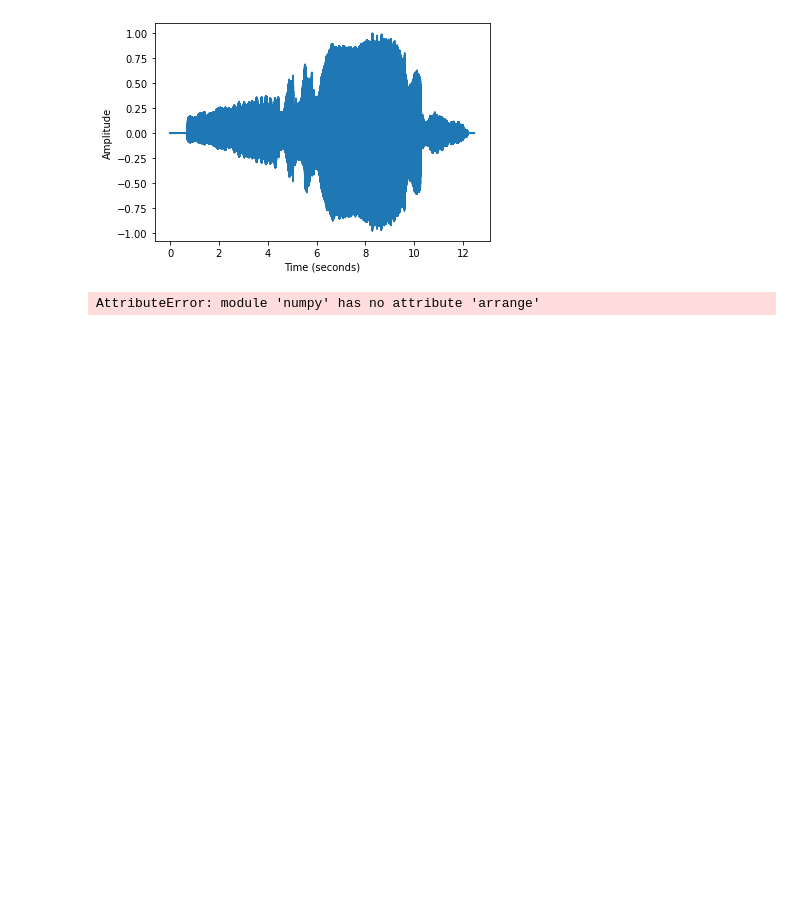
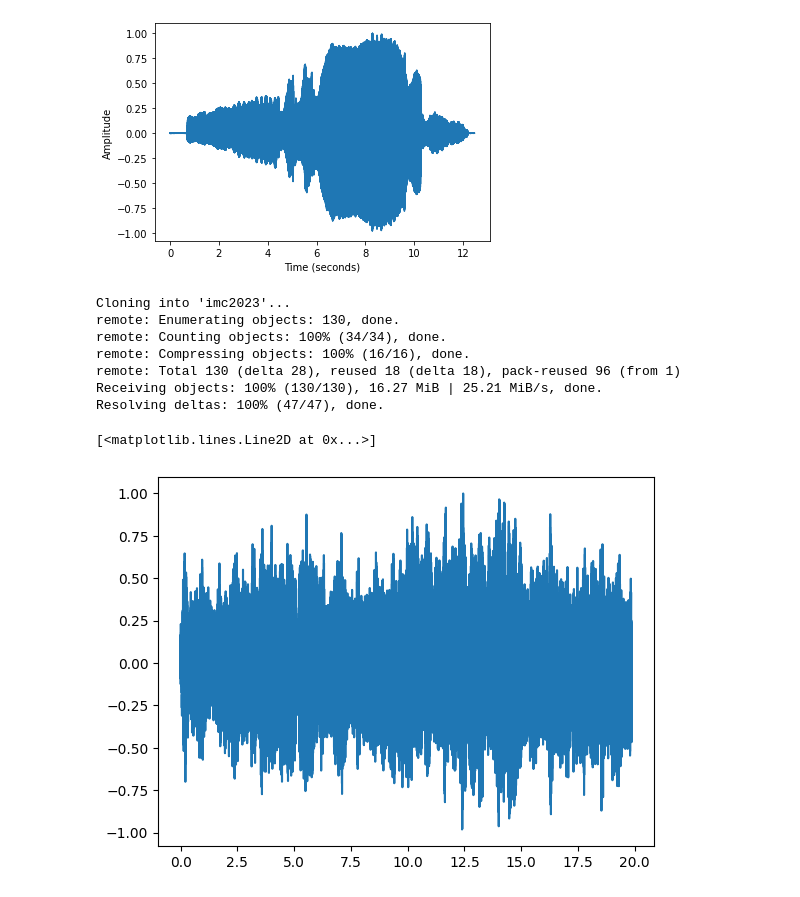
Before and after one commit to er1031/musicproclass, a Jupyter notebook: week2_stringsvisualization.ipynb, the cells around one changed output. Drawn from its saved outputs; the diff is of its cells as text; code cells hidden in the pictures; blank space fills up the shorter version.

```diff
--- a/week2_stringsvisualization.ipynb
+++ b/week2_stringsvisualization.ipynb
@@ -105,14 +105,27 @@ plt.ylabel(ylabel)
 Text(0, 0.5, 'Amplitude')
 [figure]
 # %%
+!git clone https://github.com/jcdevaney/imc2023.git
+import librosa
+file = 'imc2023/audioFiles/avm2.wav'
+sig2 , sr2 = librosa.load(file,mono=True,sr=None)
+
 import numpy as np
 import matplotlib.pylab as plt
 
 time2=np.arange(0,sig2.shape[0])/sr2
 
 excursion2=max(abs(sig2))
-sigNew = sig2 / excursion2
+sigNew2 = sig2 / excursion2
 
 plt.plot(time2,sigNew2)
 # %% [output]
-AttributeError: module 'numpy' has no attribute 'arrange'
+Cloning into 'imc2023'...
+remote: Enumerating objects: 130, done.
+remote: Counting objects: 100% (34/34), done.
+remote: Compressing objects: 100% (16/16), done.
+remote: Total 130 (delta 28), reused 18 (delta 18), pack-reused 96 (from 1)
+Receiving objects: 100% (130/130), 16.27 MiB | 25.21 MiB/s, done.
+Resolving deltas: 100% (47/47), done.
+[<matplotlib.lines.Line2D at 0x...>]
+[figure, added]
```
